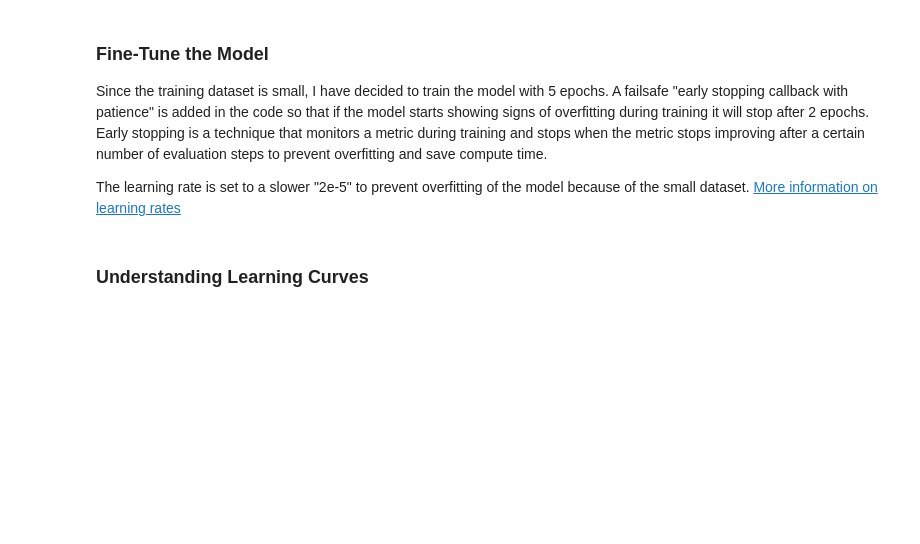
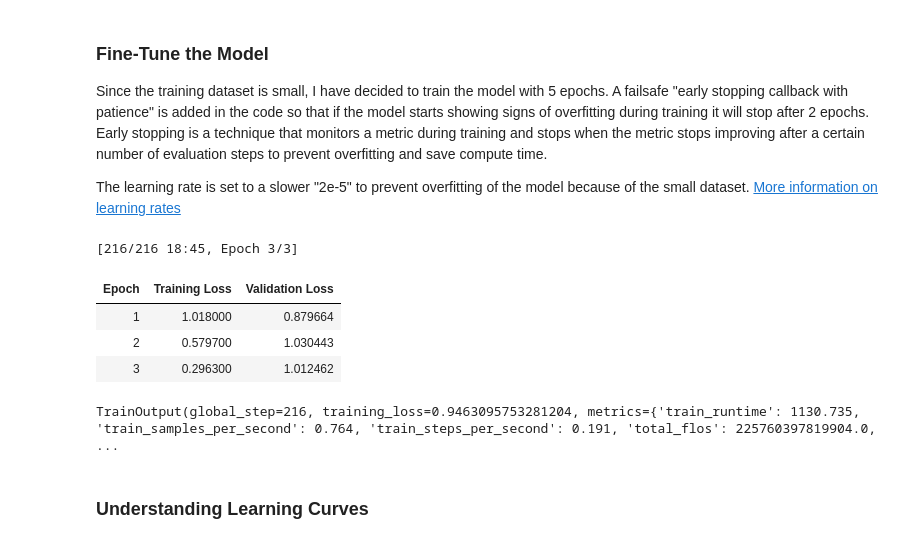
Before and after one commit to JoT8ng/zoning-extraction-pipelines, a Jupyter notebook: finetuning_pipeline/finetuning_qa_experiment.ipynb, the cells around one changed output. Drawn from its saved outputs; the diff is of its cells as text; code cells hidden in the pictures; blank space fills up the shorter version.

```diff
--- a/finetuning_pipeline/finetuning_qa_experiment.ipynb
+++ b/finetuning_pipeline/finetuning_qa_experiment.ipynb
@@ -211,36 +212,44 @@ The learning rate is set to a slower "2e-5" to prevent overfitting of the model
 # %%
 # Load model
 model = RobertaForQuestionAnswering.from_pretrained("deepset/roberta-base-squad2")
 
 # Training arguments
 training_args = TrainingArguments(
     output_dir = "./roberta-qa",
-    evaluation_strategy = "epoch",
-    learning_rate = 2e-5,
+    eval_strategy = "epoch",
+    learning_rate = 1e-5,
     per_device_train_batch_size = 4,
     per_device_eval_batch_size = 4,
-    num_train_epochs = 5,
+    num_train_epochs = 3,
     weight_decay = 0.01,
     load_best_model_at_end = True,
     metric_for_best_model = "eval_loss",
     greater_is_better = False,
     logging_dir = "./logs",
     logging_steps = 10,
-    save_strategy = "epoch"
+    save_strategy = "epoch",
+    dataloader_pin_memory=False
 )
 
 # Trainer
 trainer = Trainer(
     model = model,
     args = training_args,
     train_dataset = tokenized_datasets["train"],
     eval_dataset = tokenized_datasets["validation"],
     processing_class = tokenizer,
-    callbacks=[EarlyStoppingCallback(early_stopping_patience=2)]
+    callbacks=[EarlyStoppingCallback(early_stopping_patience = 2)]
 )
 
 # Train
 trainer.train()
+# %% [output]
+[216/216 18:45, Epoch 3/3]
+| Epoch | Training Loss | Validation Loss |
+| 1 | 1.018000 | 0.879664 |
+| 2 | 0.579700 | 1.030443 |
+| 3 | 0.296300 | 1.012462 |
+TrainOutput(global_step=216, training_loss=0.9463095753281204, metrics={'train_runtime': 1130.735, 'train_samples_per_second': 0.764, 'train_steps_per_second': 0.191, 'total_flos': 225760397819904.0,  ...
 # %% [markdown]
 ### Understanding Learning Curves
 # %%
```
Also changed, not shown: parts of 2 cells of this notebook.
